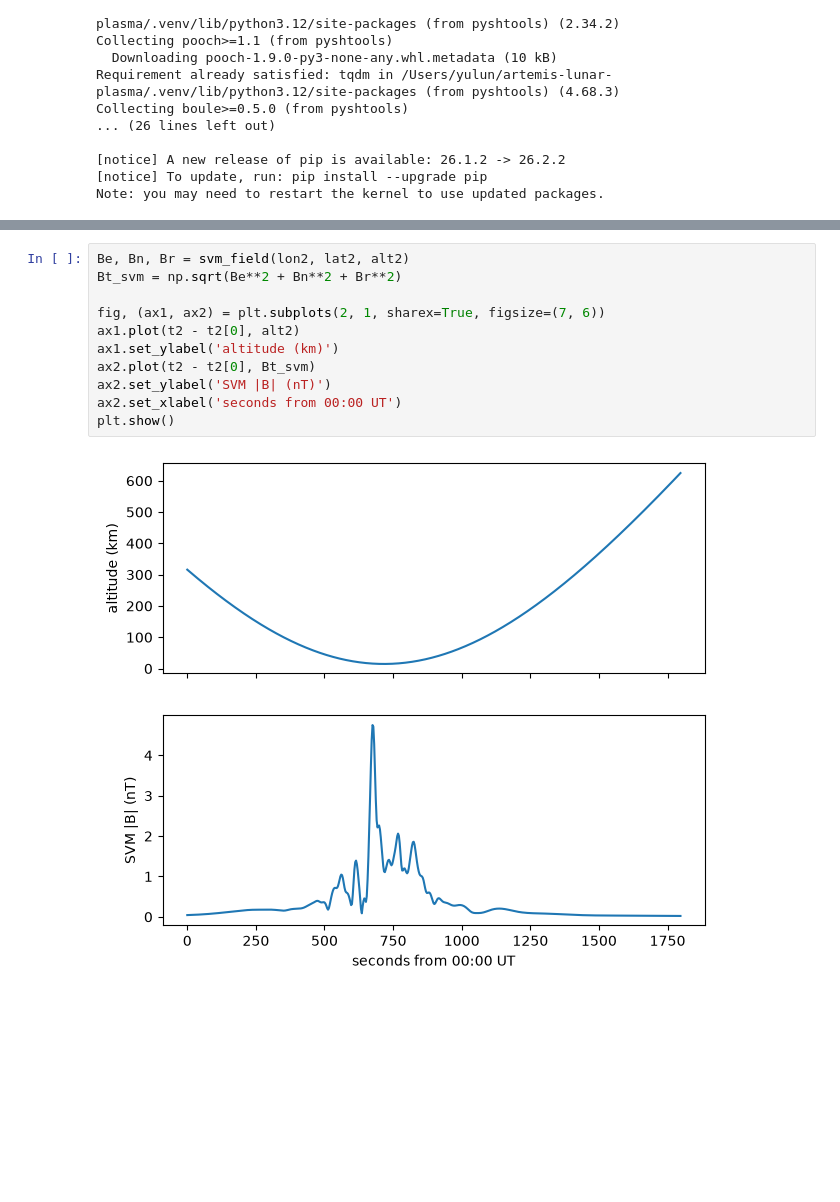
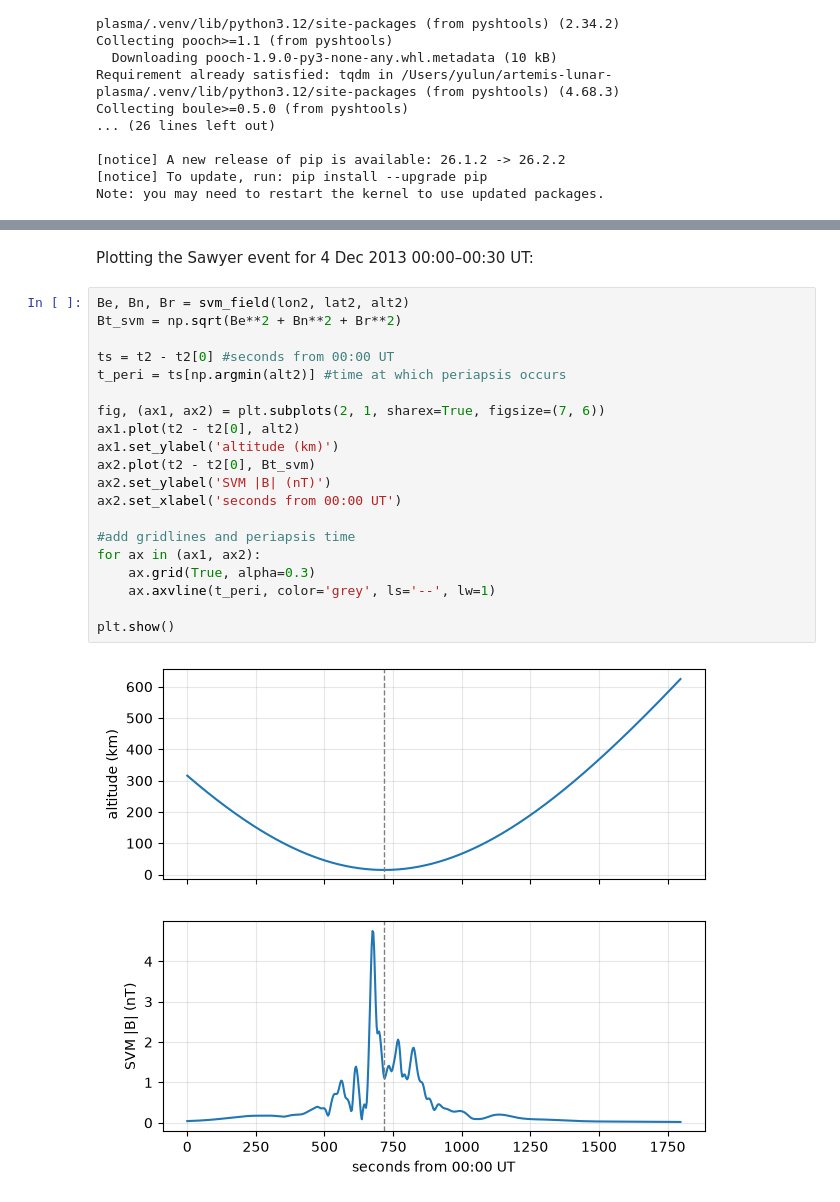
Before and after one commit to yulunwu000/artemis-lunar-plasma, a Jupyter notebook: notebooks/04_SVM_mapping.ipynb, the cells around one changed output, grey strips where cells are left out. Drawn from its saved outputs; the diff is of its cells as text; blank space fills up the shorter version.

```diff
--- a/notebooks/04_SVM_mapping.ipynb
+++ b/notebooks/04_SVM_mapping.ipynb
@@ -200,14 +212,25 @@ Plotting next:
+# %% [markdown]
+Plotting the Sawyer event for 4 Dec 2013 00:00–00:30 UT:
 # %%
 Be, Bn, Br = svm_field(lon2, lat2, alt2)
 Bt_svm = np.sqrt(Be**2 + Bn**2 + Br**2)
+
+ts = t2 - t2[0] #seconds from 00:00 UT
+t_peri = ts[np.argmin(alt2)] #time at which periapsis occurs
 
 fig, (ax1, ax2) = plt.subplots(2, 1, sharex=True, figsize=(7, 6))
 ax1.plot(t2 - t2[0], alt2)
 ax1.set_ylabel('altitude (km)')
 ax2.plot(t2 - t2[0], Bt_svm)
 ax2.set_ylabel('SVM |B| (nT)')
 ax2.set_xlabel('seconds from 00:00 UT')
+
+#add gridlines and periapsis time
+for ax in (ax1, ax2):
+    ax.grid(True, alpha=0.3)
+    ax.axvline(t_peri, color='grey', ls='--', lw=1)
+
 plt.show()
 # %% [output]
-[figure, old version]
+[figure, new version]
 # %% [markdown]
```
Also changed, not shown: parts of 19 cells of this notebook.
